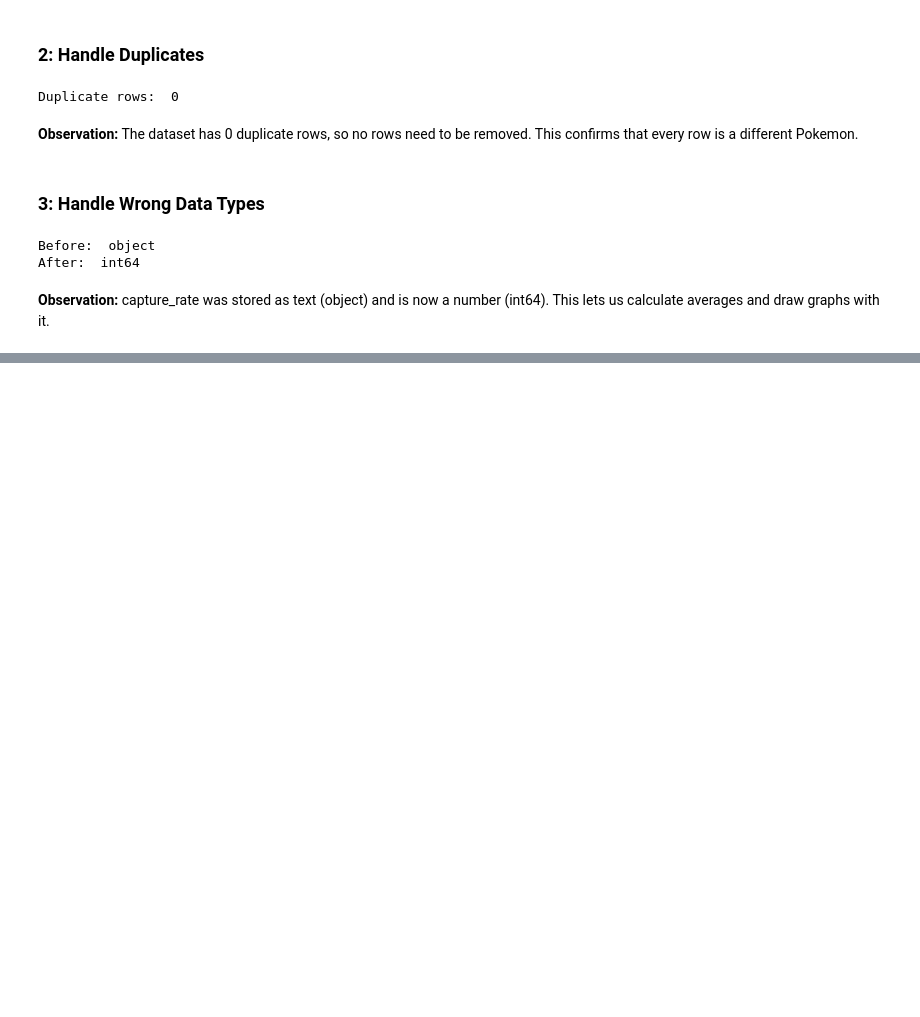
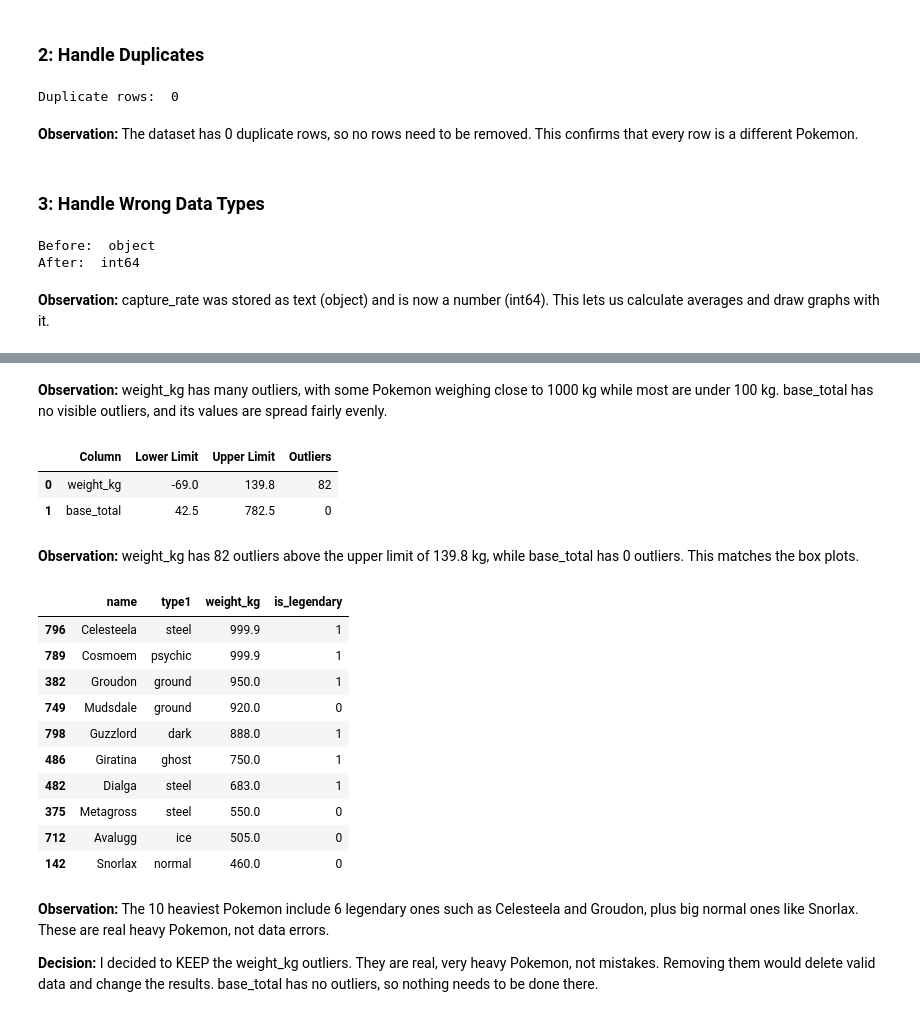
Before and after one commit to syeda-bisma05/pokemon-data-analysis, a Jupyter notebook: Pokemon_analysis.ipynb, the cells around one changed output, grey strips where cells are left out. Saved outputs shown, nothing was run; the diff lists cells and outputs as text; code cells hidden in the pictures; blank space fills up the shorter version.

```diff
--- a/Pokemon_analysis.ipynb
+++ b/Pokemon_analysis.ipynb
@@ -261,0 +280,46 @@ After:  int64
+# %% [markdown]
+**Observation:** weight_kg has many outliers, with some Pokemon weighing close to 1000 kg while most are under 100 kg. base_total has no visible outliers, and its values are spread fairly evenly.
+# %%
+# IQR rule: outlier wu value h ju normal range se bahar hu
+results = []  # khaali dibba, har column ka result yahan jama hoga (ye line loop se PEHLE honi chahiye)
+
+for col in ['weight_kg', 'base_total']:
+  Q1 = df[col].quantile(0.25)    # neeche wala 25% part
+  Q3 = df[col].quantile(0.75)    # upper waala 25% part
+  IQR = Q3 - Q1                  # beech ka 50% part
+  lower = Q1 - 1.5 * IQR         # lower limit
+  upper = Q3 + 1.5 * IQR        # upper limit
+
+  # Wo rows jo lower se chhoti ya upper se bari hain
+  outliers = df[(df[col] < lower) | (df[col] > upper)]
+
+  # Result list mein save karo
+  results.append([col, round(lower, 1), round(upper, 1), len(outliers)])
+
+# Result ko ek saaf table mein dikhao
+pd.DataFrame(results, columns=["Column", "Lower Limit", "Upper Limit", "Outliers"])
+# %% [output]
+|  | Column | Lower Limit | Upper Limit | Outliers |
+| 0 | weight_kg | -69.0 | 139.8 | 82 |
+| 1 | base_total | 42.5 | 782.5 | 0 |
+# %% [markdown]
+**Observation:** weight_kg has 82 outliers above the upper limit of 139.8 kg, while base_total has 0 outliers. This matches the box plots.
+# %%
+# Sabse bhaari 10 Pokemon dekho
+df.sort_values("weight_kg", ascending=False)[["name", "type1", "weight_kg", "is_legendary"]].head(10)
+# %% [output]
+|  | name | type1 | weight_kg | is_legendary |
+| 796 | Celesteela | steel | 999.9 | 1 |
+| 789 | Cosmoem | psychic | 999.9 | 1 |
+| 382 | Groudon | ground | 950.0 | 1 |
+| 749 | Mudsdale | ground | 920.0 | 0 |
+| 798 | Guzzlord | dark | 888.0 | 1 |
+| 486 | Giratina | ghost | 750.0 | 1 |
+| 482 | Dialga | steel | 683.0 | 1 |
+| 375 | Metagross | steel | 550.0 | 0 |
+| 712 | Avalugg | ice | 505.0 | 0 |
+| 142 | Snorlax | normal | 460.0 | 0 |
+# %% [markdown]
+**Observation:** The 10 heaviest Pokemon include 6 legendary ones such as Celesteela and Groudon, plus big normal ones like Snorlax. These are real heavy Pokemon, not data errors.
+
+**Decision:** I decided to KEEP the weight_kg outliers. They are real, very heavy Pokemon, not mistakes. Removing them would delete valid data and change the results. base_total has no outliers, so nothing needs to be done there.
```
Also changed, not shown: parts of 2 cells of this notebook.
